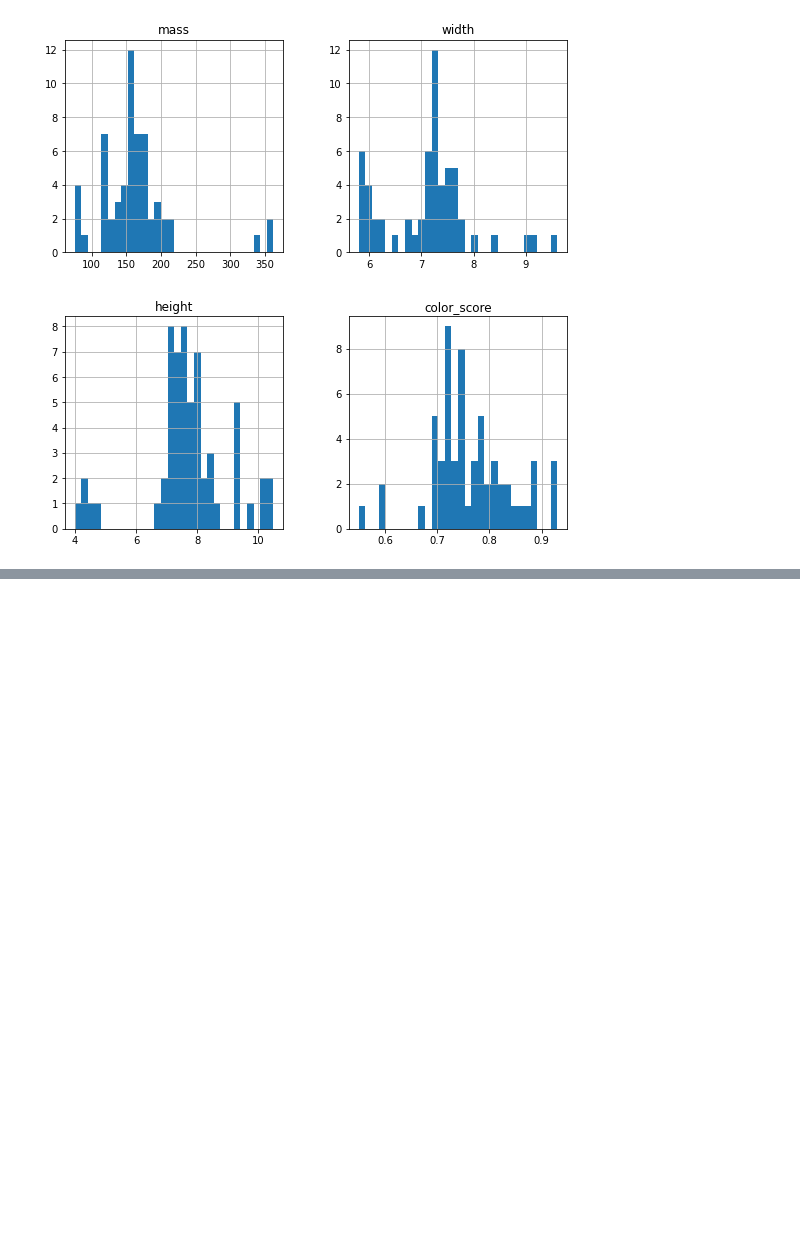
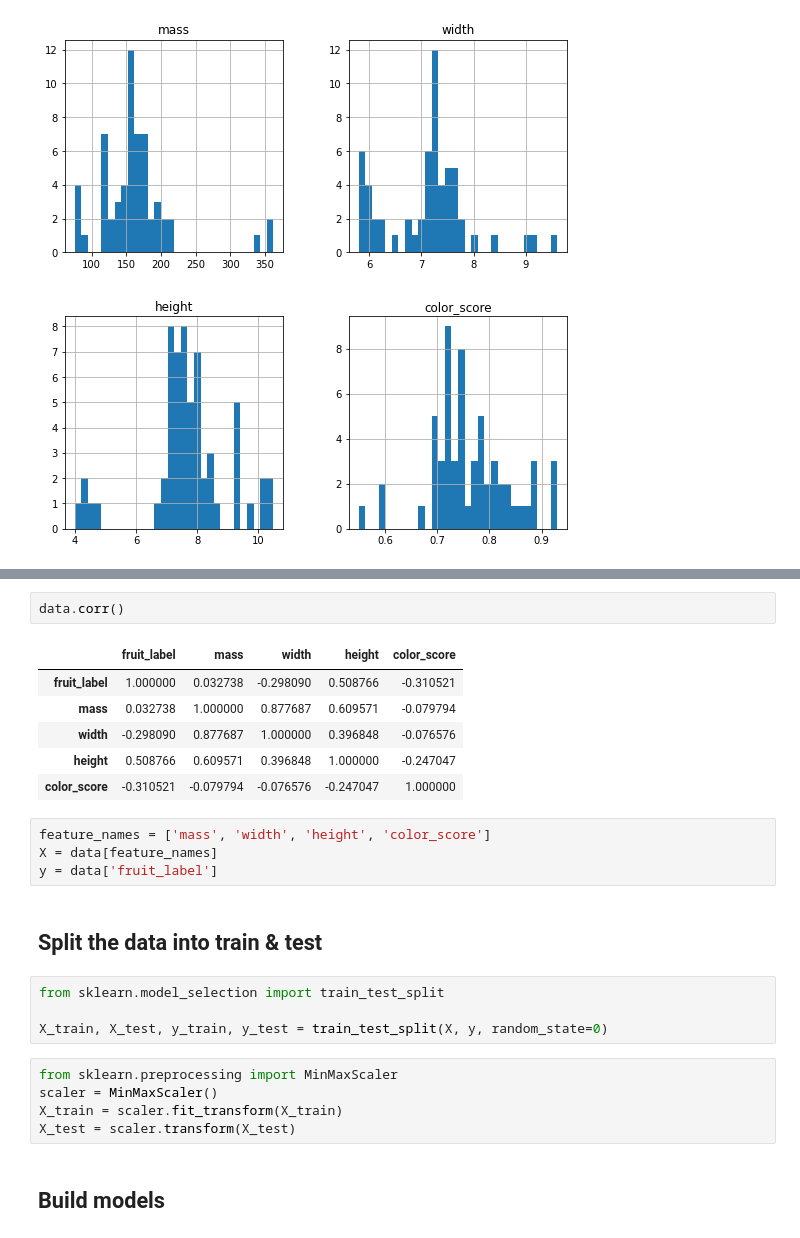
Before and after one commit to Gangadharsmg/fruits_classification, a Jupyter notebook: fruits_classification.ipynb, the cells around one changed output, grey strips where cells are left out. Saved outputs shown, nothing was run; the diff lists cells and outputs as text; blank space fills up the shorter version.

```diff
--- a/fruits_classification.ipynb
+++ b/fruits_classification.ipynb
@@ -111,0 +119,26 @@ array([[<AxesSubplot:title={'center':'mass'}>,
+# %%
+data.corr()
+# %% [output]
+|  | fruit_label | mass | width | height | color_score |
+| fruit_label | 1.000000 | 0.032738 | -0.298090 | 0.508766 | -0.310521 |
+| mass | 0.032738 | 1.000000 | 0.877687 | 0.609571 | -0.079794 |
+| width | -0.298090 | 0.877687 | 1.000000 | 0.396848 | -0.076576 |
+| height | 0.508766 | 0.609571 | 0.396848 | 1.000000 | -0.247047 |
+| color_score | -0.310521 | -0.079794 | -0.076576 | -0.247047 | 1.000000 |
+# %%
+feature_names = ['mass', 'width', 'height', 'color_score']
+X = data[feature_names]
+y = data['fruit_label']
+# %% [markdown]
+## Split the data into train & test
+# %%
+from sklearn.model_selection import train_test_split
+
+X_train, X_test, y_train, y_test = train_test_split(X, y, random_state=0)
+# %%
+from sklearn.preprocessing import MinMaxScaler
+scaler = MinMaxScaler()
+X_train = scaler.fit_transform(X_train)
+X_test = scaler.transform(X_test)
+# %% [markdown]
+## Build models
```
Also changed, not shown: parts of 13 cells of this notebook.
